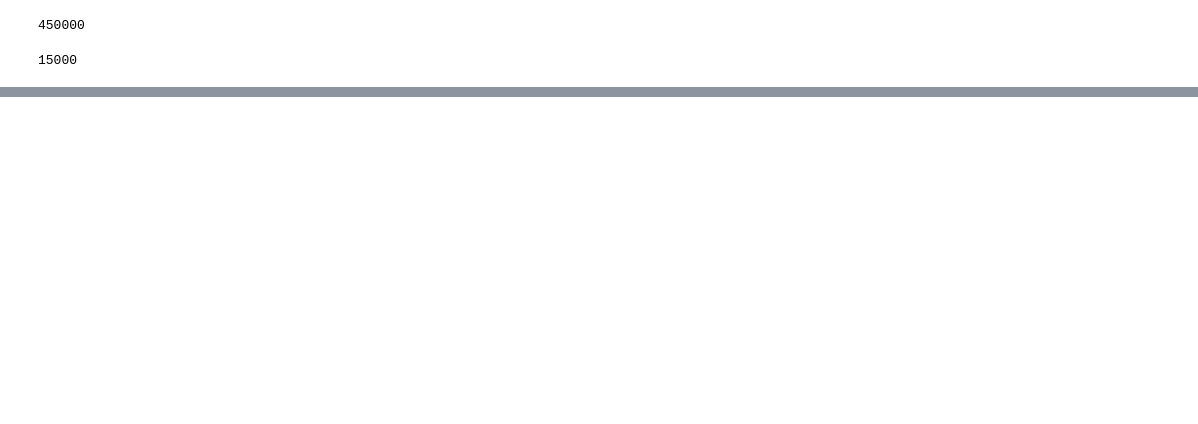
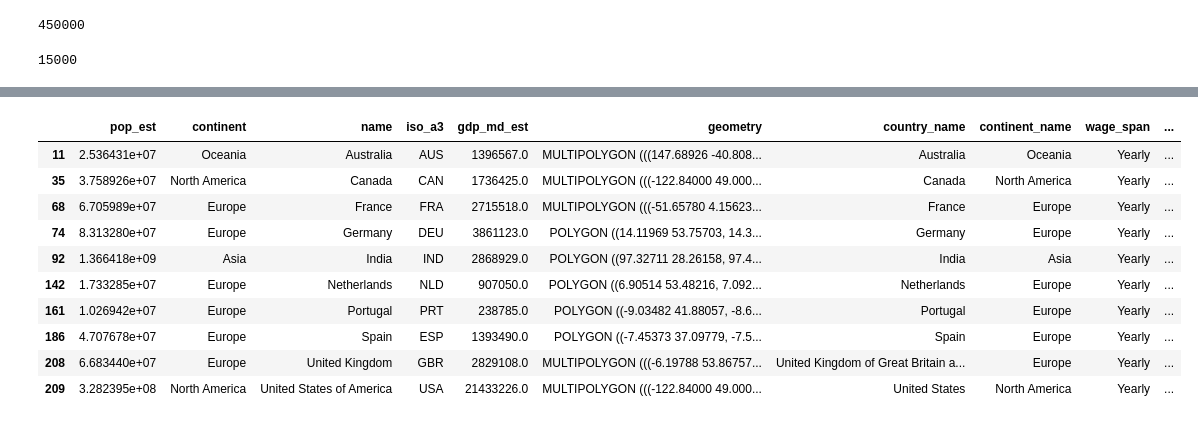
Before and after one commit to thundich/Project-1, a Jupyter notebook: Salary_Stats_and_Maps.ipynb, the cells around one changed output, grey strips where cells are left out. Cells and saved outputs as stored; diff of their text form; code cells hidden in the pictures; blank space fills up the shorter version.

```diff
--- a/Salary_Stats_and_Maps.ipynb
+++ b/Salary_Stats_and_Maps.ipynb
@@ -194,3 +245,8 @@ finding_min= salary_data["salary_in_usd"].min()
 finding_min
 # %% [output]
 15000
+# %%
+# File to Load
+country_salary_data = Path("salary_data.csv")
+country_ISO= Path("Country ISO.csv")
+country_ISO
@@ -196,0 +255,5 @@ finding_min
+# %%
+# Read Country salary data and store into Pandas DataFrames
+country_salary= pd.read_csv(country_salary_data)
+country_ISO_read= pd.read_csv(country_ISO)[["Name", "Code", "3 Code"]]
+country_ISO_read.head()
@@ -196,0 +267,9 @@ finding_min
+# %%
+# Combine the data into a single dataset.
+total_countries= pd.merge(country_salary, country_ISO_read, how= "left", left_on= "country_name", right_on="Name")
+total_countries["median_salary"]= (total_countries["median_salary"] * 12).round(2)
+total_countries["average_salary"] = (total_countries["average_salary"] * 12).round(2)
+total_countries["lowest_salary"] = (total_countries["lowest_salary"] * 12).round(2)
+total_countries["highest_salary"] = (total_countries["highest_salary"] * 12).round(2)
+total_countries["wage_span"]= "Yearly"
+total_countries[total_countries["continent_name"]=="North America"]
@@ -196,0 +300,4 @@ finding_min
+# %%
+#mapping world map based on data
+World_Map= gpd.read_file(gpd.datasets.get_path("naturalearth_lowres"))
+World_Map.head()
@@ -196,0 +311,18 @@ finding_min
+# %%
+# Merging World Map data with Data Scientist Salary Data
+# World_Map_Salary= pd.merge(World_Map, data_scientist_salary, how='right', right_on= "3 Code", left_on= "iso_a3")
+World_Map_Salary= pd.merge(World_Map, total_countries, how='right', right_on= "3 Code", left_on= "iso_a3")
+Filtered_World= World_Map_Salary[World_Map_Salary["Code"].isin(employee_company_location.head(10)["company_location"].to_list())]
+Filtered_World
+# %% [output]
+|  | pop_est | continent | name | iso_a3 | gdp_md_est | geometry | country_name | continent_name | wage_span | ... |
+| 11 | 2.536431e+07 | Oceania | Australia | AUS | 1396567.0 | MULTIPOLYGON (((147.68926 -40.808... | Australia | Oceania | Yearly | ... |
+| 35 | 3.758926e+07 | North America | Canada | CAN | 1736425.0 | MULTIPOLYGON (((-122.84000 49.000... | Canada | North America | Yearly | ... |
+| 68 | 6.705989e+07 | Europe | France | FRA | 2715518.0 | MULTIPOLYGON (((-51.65780 4.15623... | France | Europe | Yearly | ... |
+| 74 | 8.313280e+07 | Europe | Germany | DEU | 3861123.0 | POLYGON ((14.11969 53.75703, 14.3... | Germany | Europe | Yearly | ... |
+| 92 | 1.366418e+09 | Asia | India | IND | 2868929.0 | POLYGON ((97.32711 28.26158, 97.4... | India | Asia | Yearly | ... |
+| 142 | 1.733285e+07 | Europe | Netherlands | NLD | 907050.0 | POLYGON ((6.90514 53.48216, 7.092... | Netherlands | Europe | Yearly | ... |
+| 161 | 1.026942e+07 | Europe | Portugal | PRT | 238785.0 | POLYGON ((-9.03482 41.88057, -8.6... | Portugal | Europe | Yearly | ... |
+| 186 | 4.707678e+07 | Europe | Spain | ESP | 1393490.0 | POLYGON ((-7.45373 37.09779, -7.5... | Spain | Europe | Yearly | ... |
+| 208 | 6.683440e+07 | Europe | United Kingdom | GBR | 2829108.0 | MULTIPOLYGON (((-6.19788 53.86757... | United Kingdom of Great Britain a... | Europe | Yearly | ... |
+| 209 | 3.282395e+08 | North America | United States of America | USA | 21433226.0 | MULTIPOLYGON (((-122.84000 49.000... | United States | North America | Yearly | ... |
```
Also changed, not shown: parts of 20 cells of this notebook, 3 other files.
